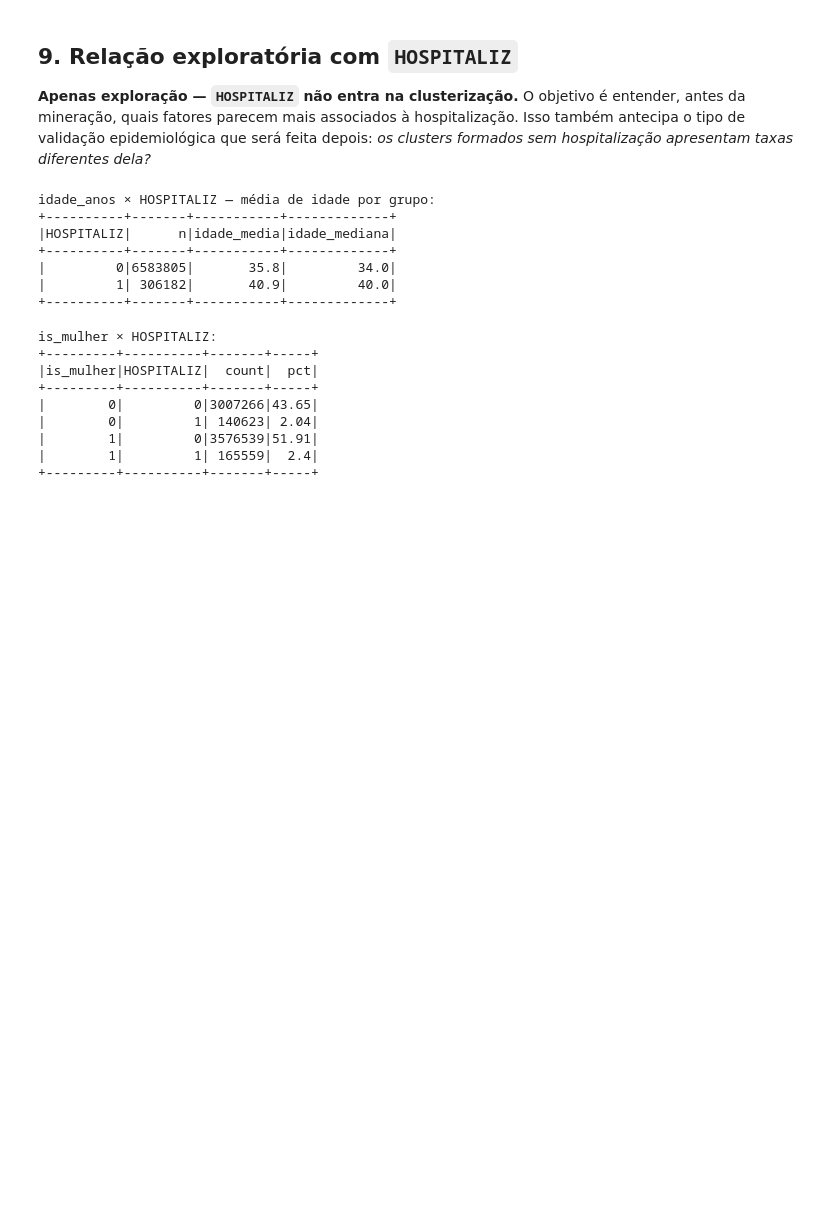
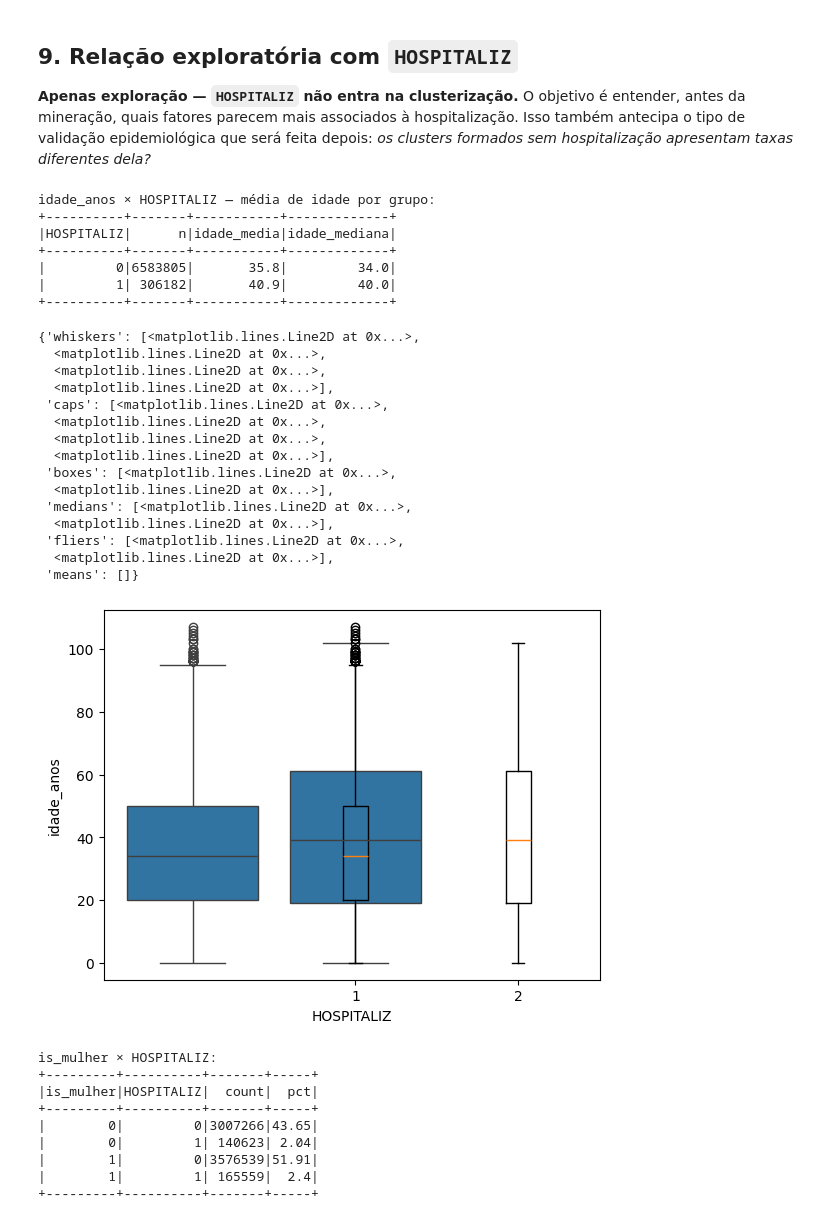
Before and after one commit to beabritw/datasus-dengue-social, a Jupyter notebook: notebooks/analisedados.ipynb, the cells around one changed output. Saved outputs shown, nothing was run; the diff lists cells and outputs as text; code cells hidden in the pictures; blank space fills up the shorter version.

```diff
--- a/notebooks/analisedados.ipynb
+++ b/notebooks/analisedados.ipynb
@@ -412,6 +412,34 @@ idade_anos × HOSPITALIZ — média de idade por grupo:
 |         0|6583805|       35.8|         34.0|
 |         1| 306182|       40.9|         40.0|
 +----------+-------+-----------+-------------+
+# %%
+sample_pd = df.select('HOSPITALIZ', 'idade_anos').sample(fraction=0.02, seed=42).toPandas()
+sns.boxplot(
+    data=sample_pd,
+    x='HOSPITALIZ',
+    y='idade_anos'
+)
+plt.boxplot([
+    sample_pd[sample_pd['HOSPITALIZ']==0]['idade_anos'],
+    sample_pd[sample_pd['HOSPITALIZ']==1]['idade_anos']
+])
+# %% [output]
+{'whiskers': [<matplotlib.lines.Line2D at 0x...>,
+  <matplotlib.lines.Line2D at 0x...>,
+  <matplotlib.lines.Line2D at 0x...>,
+  <matplotlib.lines.Line2D at 0x...>],
+ 'caps': [<matplotlib.lines.Line2D at 0x...>,
+  <matplotlib.lines.Line2D at 0x...>,
+  <matplotlib.lines.Line2D at 0x...>,
+  <matplotlib.lines.Line2D at 0x...>],
+ 'boxes': [<matplotlib.lines.Line2D at 0x...>,
+  <matplotlib.lines.Line2D at 0x...>],
+ 'medians': [<matplotlib.lines.Line2D at 0x...>,
+  <matplotlib.lines.Line2D at 0x...>],
+ 'fliers': [<matplotlib.lines.Line2D at 0x...>,
+  <matplotlib.lines.Line2D at 0x...>],
+ 'means': []}
+[figure, added]
 # %%
 # ── 9.2 sexo × HOSPITALIZ ──
 print('is_mulher × HOSPITALIZ:')
```
